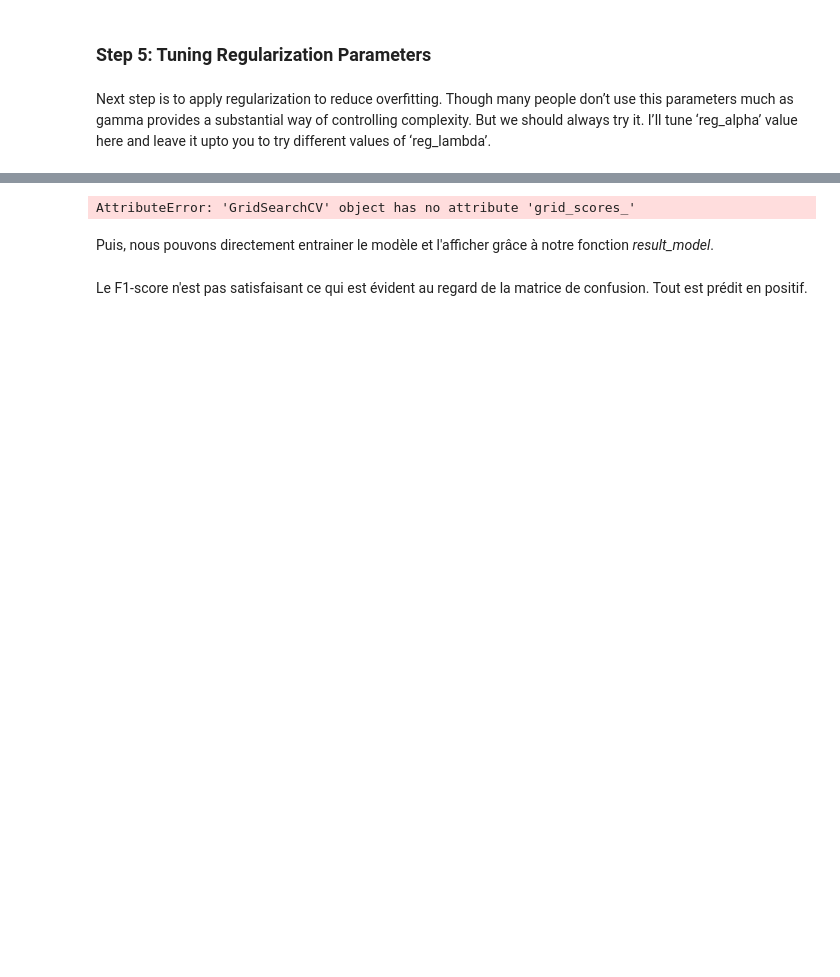
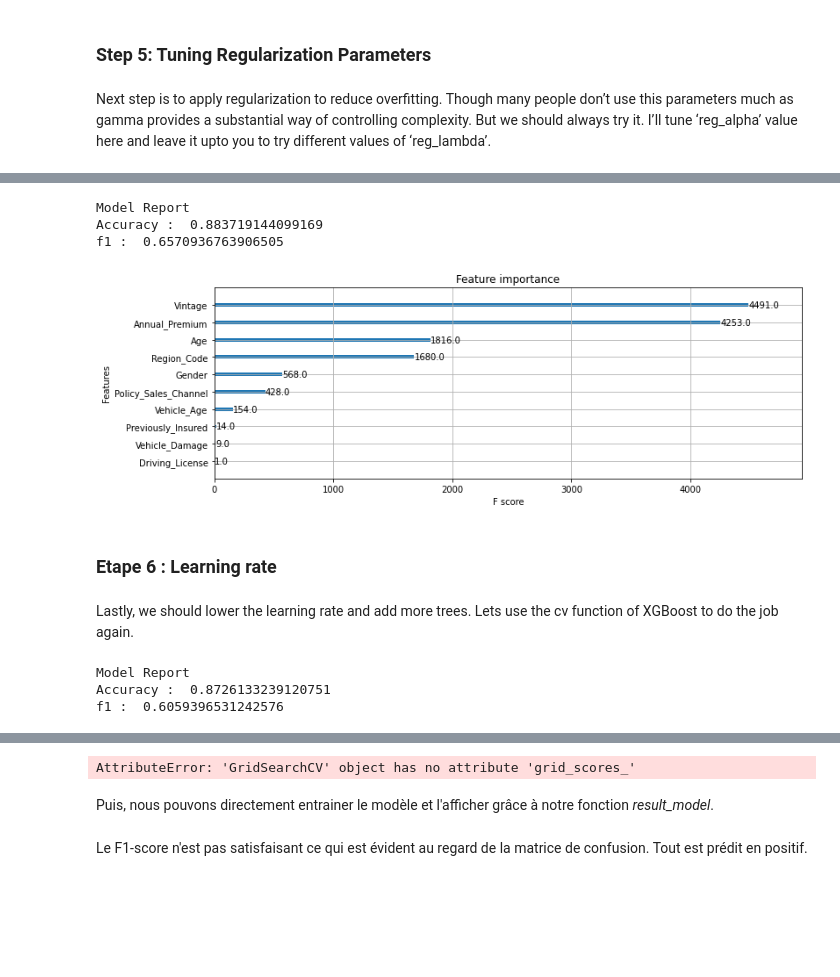
Before and after one commit to claviermathieu/ISFA-prj-datascience, a Jupyter notebook: book/docs/4_modeles/47_xgboost.ipynb, the cells around one changed output, grey strips where cells are left out. Saved outputs shown, nothing was run; the diff lists cells and outputs as text; code cells hidden in the pictures; blank space fills up the shorter version.

```diff
--- a/book/docs/4_modeles/47_xgboost.ipynb
+++ b/book/docs/4_modeles/47_xgboost.ipynb
@@ -334,0 +341,47 @@ gsearch6.best_params_, gsearch6.best_score_
+# %%
+xgb3 = XGBClassifier(
+ learning_rate =0.1,
+ n_estimators=1000,
+ max_depth=50,
+ min_child_weight=4,
+ gamma=0,
+ subsample=0.8,
+ colsample_bytree=0.9,
+ reg_alpha=1e-5,
+ objective= 'binary:logistic',
+ nthread=7,
+ scale_pos_weight=1,
+ seed=27)
+modelfit(xgb3, train, predictors)
+# %% [output]
+Model Report
+Accuracy :  0.883719144099169
+f1 :  0.6570936763906505
+# %%
+plot_importance(xgb3)
+plt.show()
+# %% [output]
+[figure, added]
+# %% [markdown]
+### Etape 6 : Learning rate
+# %% [markdown]
+Lastly, we should lower the learning rate and add more trees. Lets use the cv function of XGBoost to do the job again.
+# %%
+xgb4 = XGBClassifier(
+ learning_rate =0.01,
+ n_estimators=5000,
+ max_depth=50,
+ min_child_weight=4,
+ gamma=0,
+ subsample=0.8,
+ colsample_bytree=0.9,
+ reg_alpha=1e-5,
+ objective= 'binary:logistic',
+ nthread=7,
+ scale_pos_weight=1,
+ seed=27)
+modelfit(xgb4, train, predictors)
+# %% [output]
+Model Report
+Accuracy :  0.8726133239120751
+f1 :  0.6059396531242576
```
Also changed, not shown: parts of 4 cells of this notebook.
